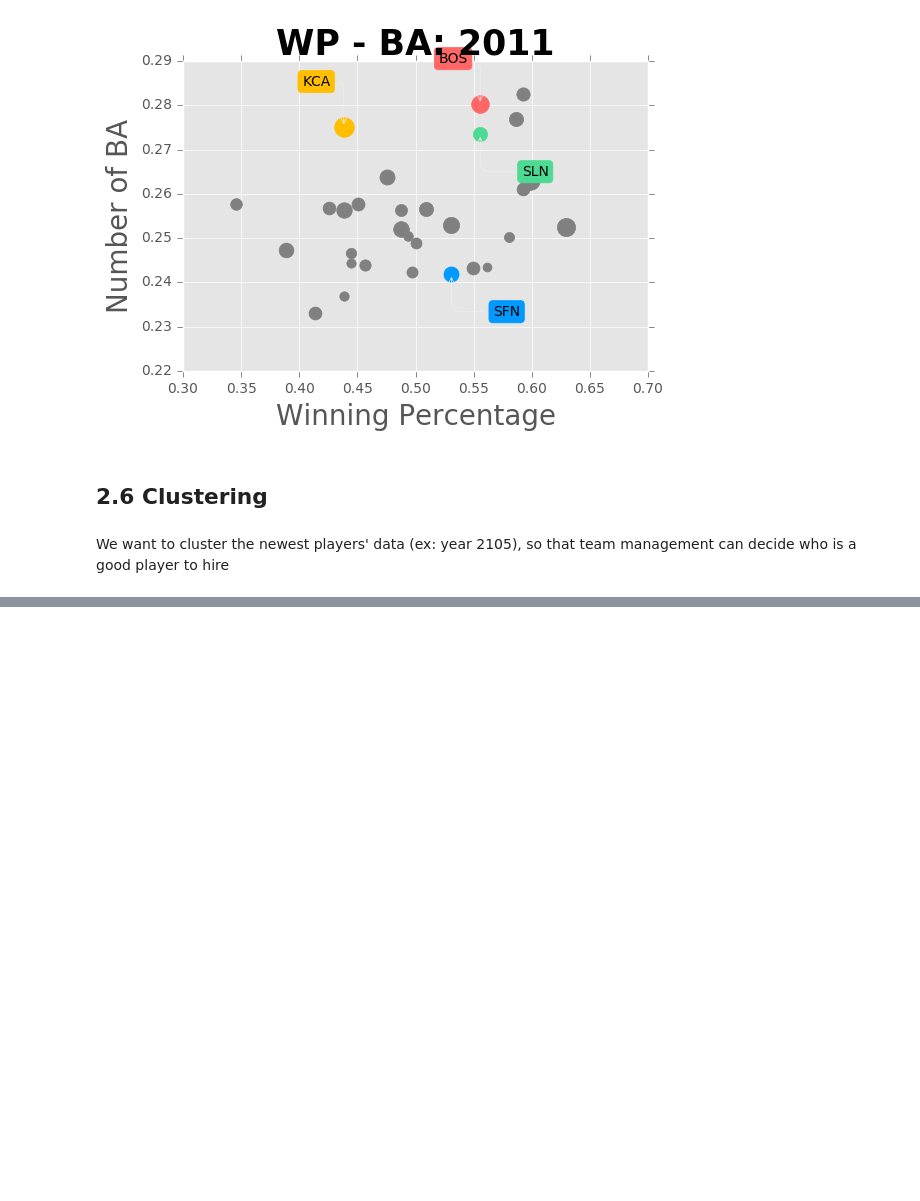
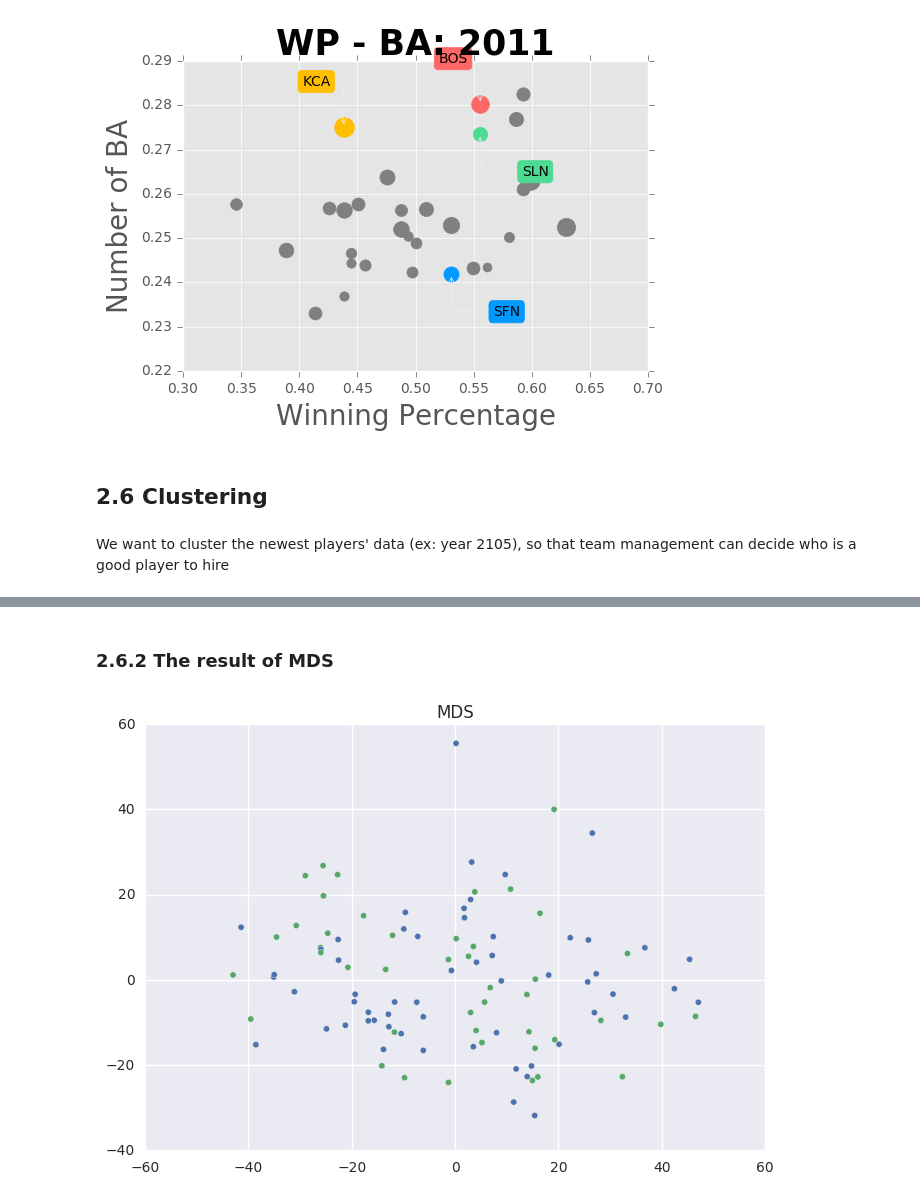
Before and after one commit to JeffWang0501/VALabProject2016, a Jupyter notebook: index.ipynb, the cells around one changed output, grey strips where cells are left out. Drawn from its saved outputs; the diff is of its cells as text; code cells hidden in the pictures; blank space fills up the shorter version.

Commit message:
Add MDS and PCA result

```diff
--- a/index.ipynb
+++ b/index.ipynb
@@ -540,0 +544,33 @@ kmeancluster(Pitching,'ERA','WHIP',4)
+# %%
+def salary_class(row,average):
+    if(row['salary']<=average):
+        return int(0)
+    else:
+        return int(1)
+# %%
+Batting.reset_index()
+average = Batting['salary'].mean()
+Batting['SalaryClass'] = Batting.apply(lambda row:salary_class(row,average),axis=1)
+# %%
+target = np.array(Batting.SalaryClass)
+batting_data = Batting[['G', 'H', 'BB', 'HBP', 'AB', 'SF', 'HR', '2B', '3B','BA','OBP','SLG']]
+# %%
+batting_data = np.array(batting_data)
+# %% [markdown]
+### 2.6.2 The result of MDS
+# %%
+from sklearn import manifold
+
+#create mds instance
+mds = manifold.MDS(n_components=4, random_state=5)
+
+#fit the model and get the embedded coordinates
+pos = mds.fit(batting_data).embedding_
+colors = sns.color_palette()
+
+plt.scatter(pos[:, 0], pos[:, 1], s=20, c=[colors[i] for i in target])
+plt.title('MDS')
+
+plt.show()
+# %% [output]
+[figure, added]
```
Also changed, not shown: parts of 6 cells of this notebook.
